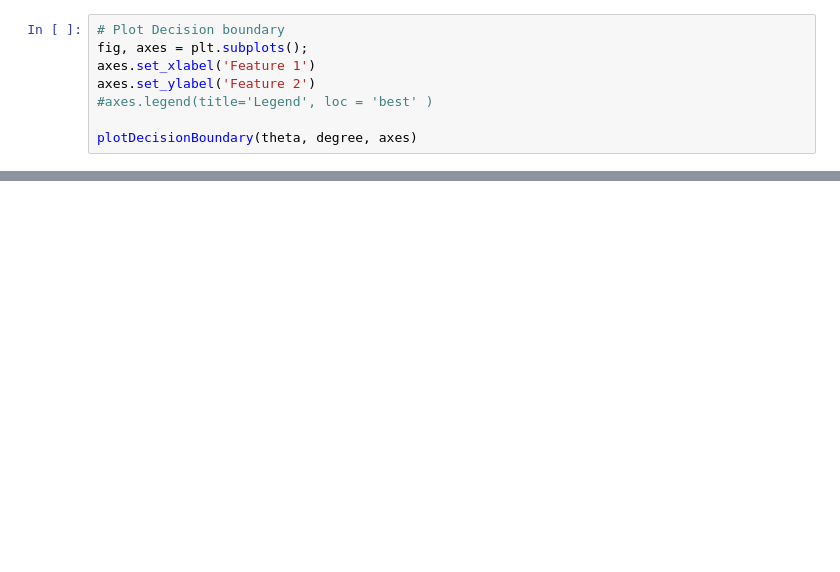
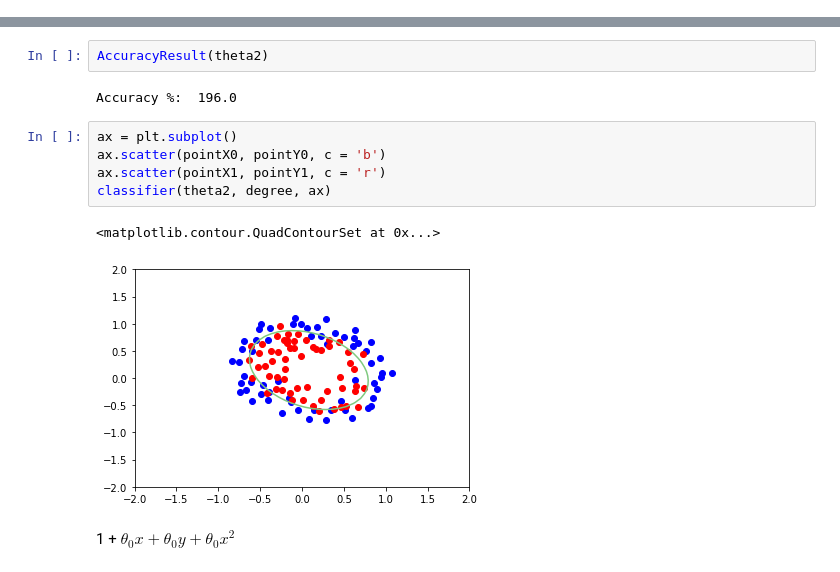
Before and after one commit to CJavaPython/AssignmentFolder, a Jupyter notebook: Assignment06/Assignment06.ipynb, the cells around one changed output, grey strips where cells are left out. Drawn from its saved outputs; the diff is of its cells as text; blank space fills up the shorter version.

Commit message:
Find proper classifier

```diff
--- a/Assignment06/Assignment06.ipynb
+++ b/Assignment06/Assignment06.ipynb
@@ -497,8 +0,0 @@ def plotDecisionBoundary(theta, degree, axes):
-# %%
-# Plot Decision boundary
-fig, axes = plt.subplots();
-axes.set_xlabel('Feature 1')
-axes.set_ylabel('Feature 2')
-#axes.legend(title='Legend', loc = 'best' )
-
-plotDecisionBoundary(theta, degree, axes)
@@ -507,0 +214,14 @@ plotDecisionBoundary(theta, degree, axes)
+# %%
+AccuracyResult(theta2)
+# %% [output]
+Accuracy %:  196.0
+# %%
+ax = plt.subplot()
+ax.scatter(pointX0, pointY0, c = 'b')
+ax.scatter(pointX1, pointY1, c = 'r')
+classifier(theta2, degree, ax)
+# %% [output]
+<matplotlib.contour.QuadContourSet at 0x...>
+[figure, added]
+# %% [markdown]
+1 + $\theta_0x + \theta_0y + \theta_0x^2$
```
Also changed, not shown: parts of 40 cells of this notebook.
